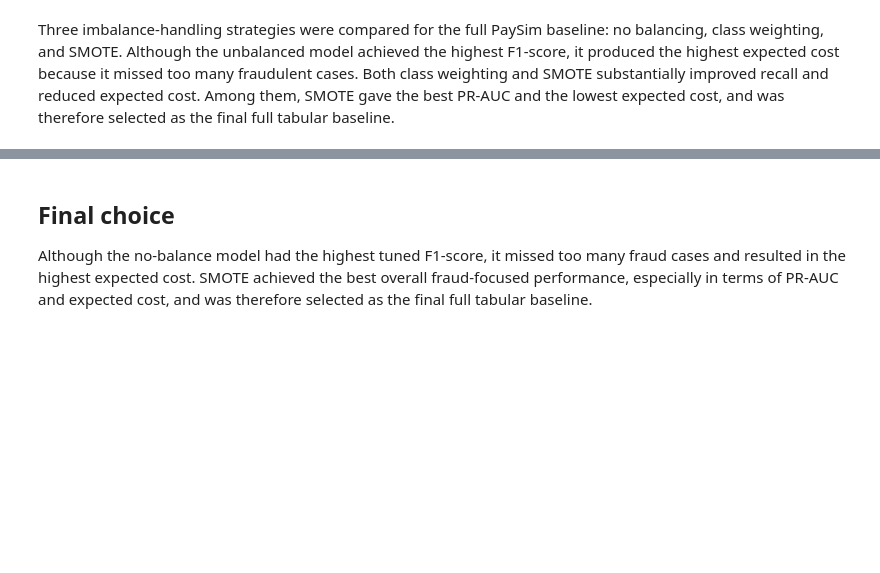
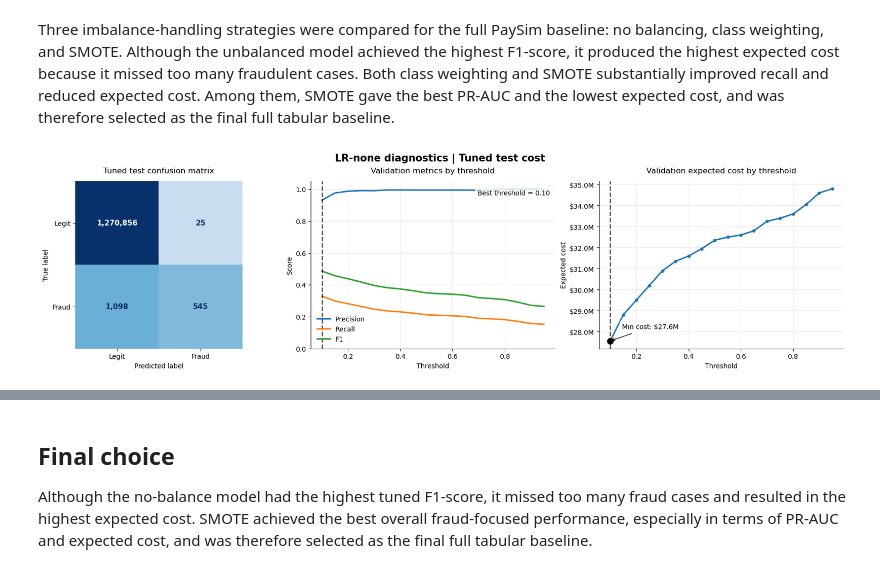
Before and after one commit to tanyelutsik/multimodal-fraud-detection-thesis, a Jupyter notebook: notebook/11_tabular_full_baseline.ipynb, the cells around one changed output, grey strips where cells are left out. Cells and saved outputs as stored; diff of their text form; code cells hidden in the pictures; blank space fills up the shorter version.

```diff
--- a/notebook/11_tabular_full_baseline.ipynb
+++ b/notebook/11_tabular_full_baseline.ipynb
@@ -1046,0 +1336,9 @@ Three imbalance-handling strategies were compared for the full PaySim baseline:
+# %%
+plot_model_diagnostics_pretty(
+    cm=tuned_cm_none,
+    threshold_results=threshold_results_none,
+    cost_df=cost_df_none,
+    model_name="LR-none"
+)
+# %% [output]
+[figure, added]
```
Also changed, not shown: parts of 10 cells of this notebook, 1 other file.
